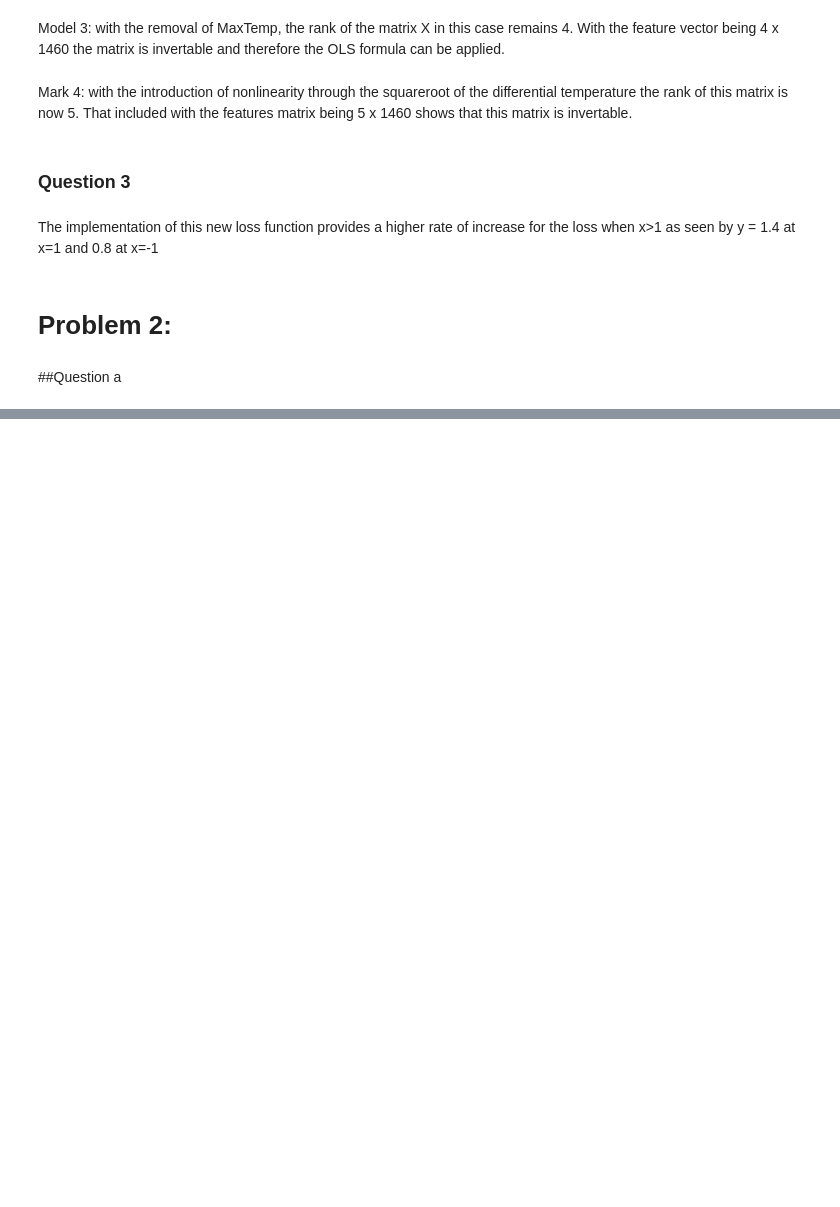
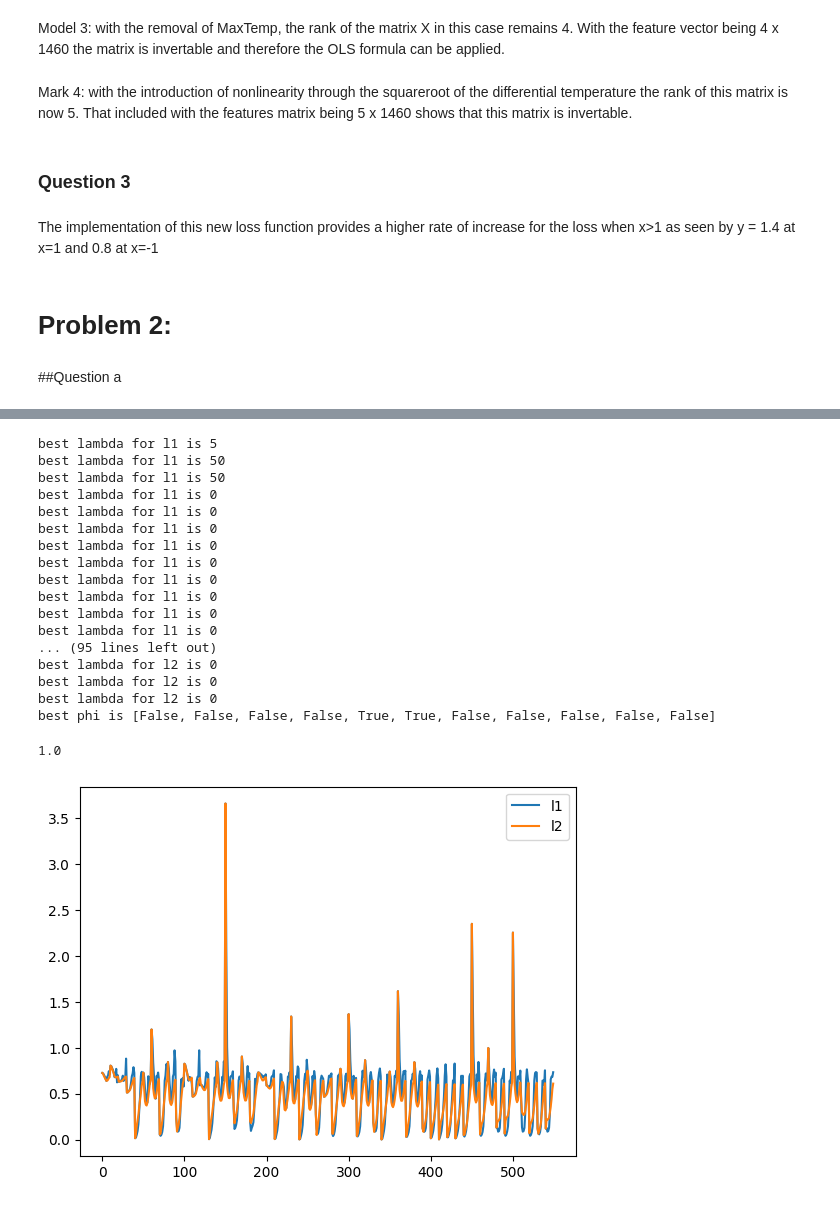
Before and after one commit to ShyEagle21/Practice, a Jupyter notebook: ML_C1_PSET1.ipynb, the cells around one changed output, grey strips where cells are left out. Saved outputs shown, nothing was run; the diff lists cells and outputs as text; code cells hidden in the pictures; blank space fills up the shorter version.

```diff
--- a/ML_C1_PSET1.ipynb
+++ b/ML_C1_PSET1.ipynb
@@ -406,0 +446,16 @@ Loss for lambda = is 1.5018188912132147
+# %%
+from itertools import combinations
+
+def generate_combinations():
+    # Generate all combinations of 2 True and 9 False
+    internal_combinations = list(combinations(range(11), 2))
+    all_combinations = []
+    for comb in internal_combinations:
+        lst = [False] * 11
+        for idx in comb:
+            lst[idx] = True
+        all_combinations.append(lst)
+    return all_combinations
+
+# Generate all combinations
+phi_list = generate_combinations()
@@ -406,0 +482,26 @@ Loss for lambda = is 1.5018188912132147
+# %%
+penalty = ['l1', 'l2']
+lmbds = [0, 0.1, 0.5, 1, 2, 5, 10, 20, 50, 100]
+best_lmbd, best_phi, best_theta, test_loss = train_and_eval_model(X, y, X_test, y_test, lmbds, phi_list, penalty)
+print(f'best phi is {best_phi}')
+accuracy_check(X_test, y_test, coefficient_acc)
+# %% [output]
+best lambda for l1 is 5
+best lambda for l1 is 50
+best lambda for l1 is 50
+best lambda for l1 is 0
+best lambda for l1 is 0
+best lambda for l1 is 0
+best lambda for l1 is 0
+best lambda for l1 is 0
+best lambda for l1 is 0
+best lambda for l1 is 0
+best lambda for l1 is 0
+best lambda for l1 is 0
+... (95 lines left out)
+best lambda for l2 is 0
+best lambda for l2 is 0
+best lambda for l2 is 0
+best phi is [False, False, False, False, True, True, False, False, False, False, False]
+1.0
+[figure, added]
```
Also changed, not shown: parts of 7 cells of this notebook.
